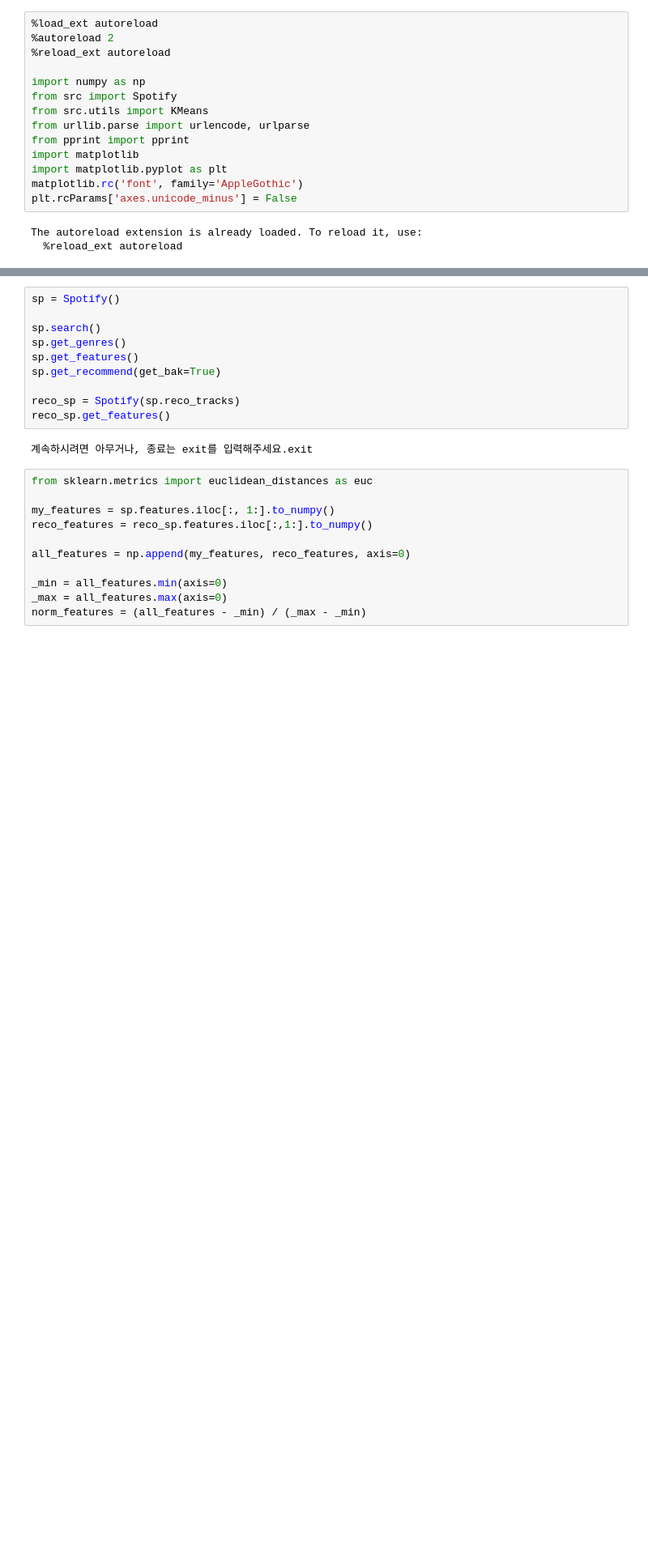
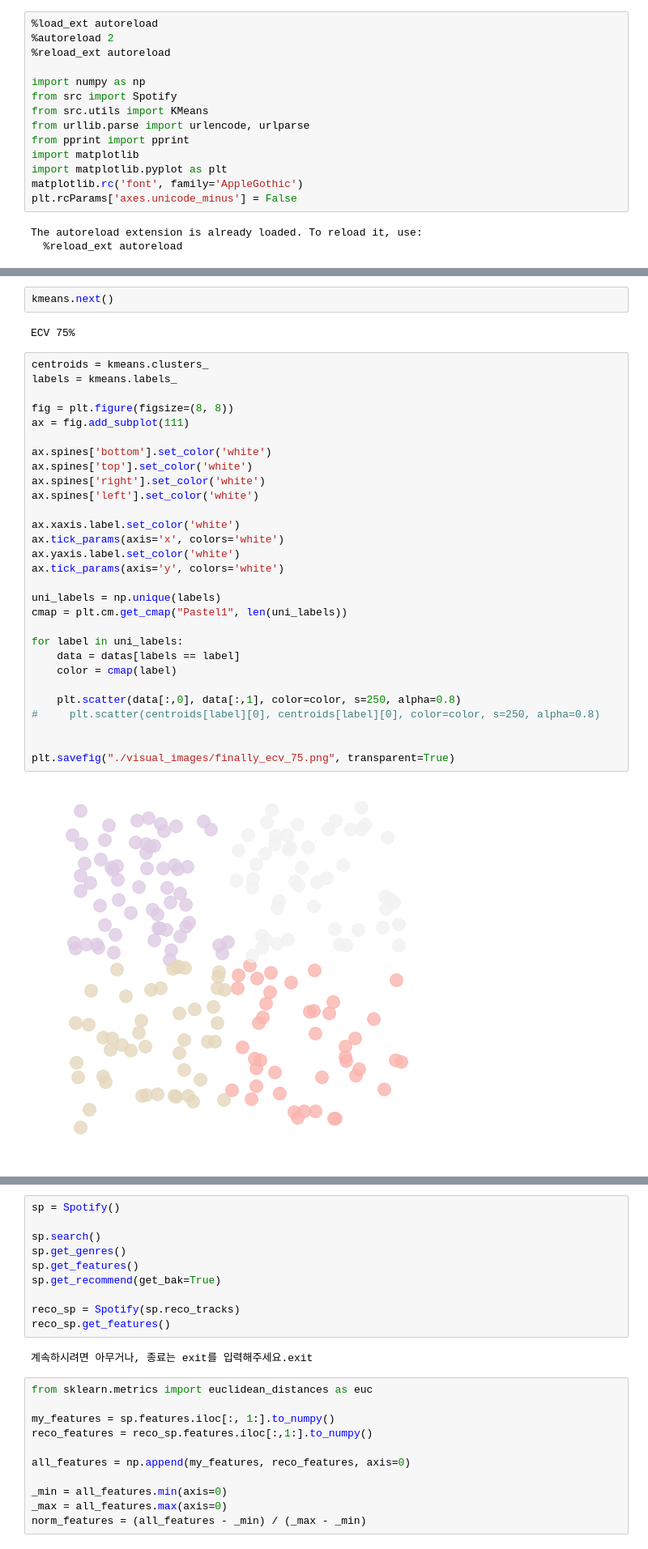
Before and after one commit to MuLetter/muletter-research, a Jupyter notebook: Tech Concept pt3.KMeans Recommendar.ipynb, the cells around one changed output, grey strips where cells are left out. Shown at 81% size. Drawn from its saved outputs; the diff is of its cells as text; blank space fills up the shorter version.

```diff
--- a/Tech Concept pt3.KMeans Recommendar.ipynb
+++ b/Tech Concept pt3.KMeans Recommendar.ipynb
@@ -17,0 +65,35 @@ The autoreload extension is already loaded. To reload it, use:
+# %%
+kmeans.next()
+# %% [output]
+ECV 75%
+# %%
+centroids = kmeans.clusters_
+labels = kmeans.labels_
+
+fig = plt.figure(figsize=(8, 8))
+ax = fig.add_subplot(111)
+
+ax.spines['bottom'].set_color('white')
+ax.spines['top'].set_color('white')
+ax.spines['right'].set_color('white')
+ax.spines['left'].set_color('white')
+
+ax.xaxis.label.set_color('white')
+ax.tick_params(axis='x', colors='white')
+ax.yaxis.label.set_color('white')
+ax.tick_params(axis='y', colors='white')
+
+uni_labels = np.unique(labels)
+cmap = plt.cm.get_cmap("Pastel1", len(uni_labels))
+
+for label in uni_labels:
+    data = datas[labels == label]
+    color = cmap(label)
+
+    plt.scatter(data[:,0], data[:,1], color=color, s=250, alpha=0.8)
+#     plt.scatter(centroids[label][0], centroids[label][0], color=color, s=250, alpha=0.8)
+
+
+plt.savefig("./visual_images/finally_ecv_75.png", transparent=True)
+# %% [output]
+[figure, added]
```
Also changed, not shown: parts of 6 cells of this notebook, 1 other file.
